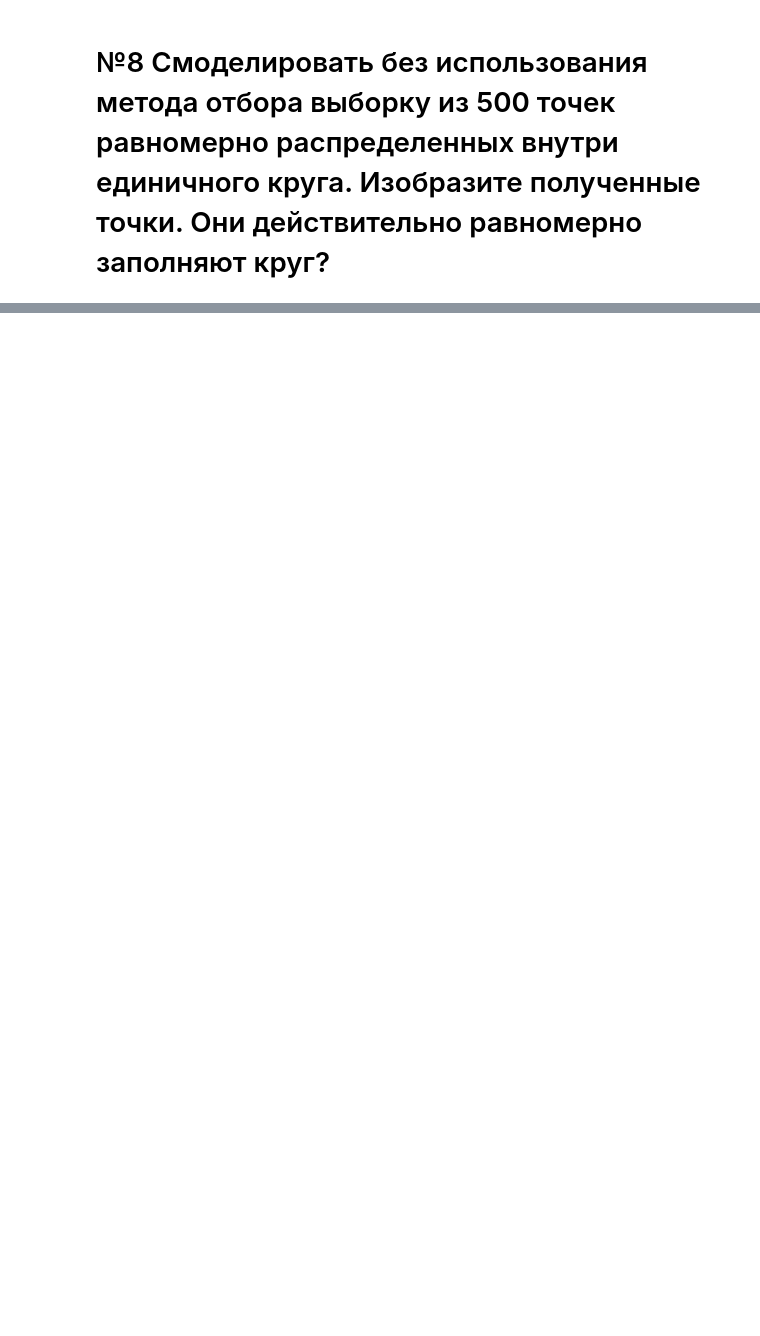
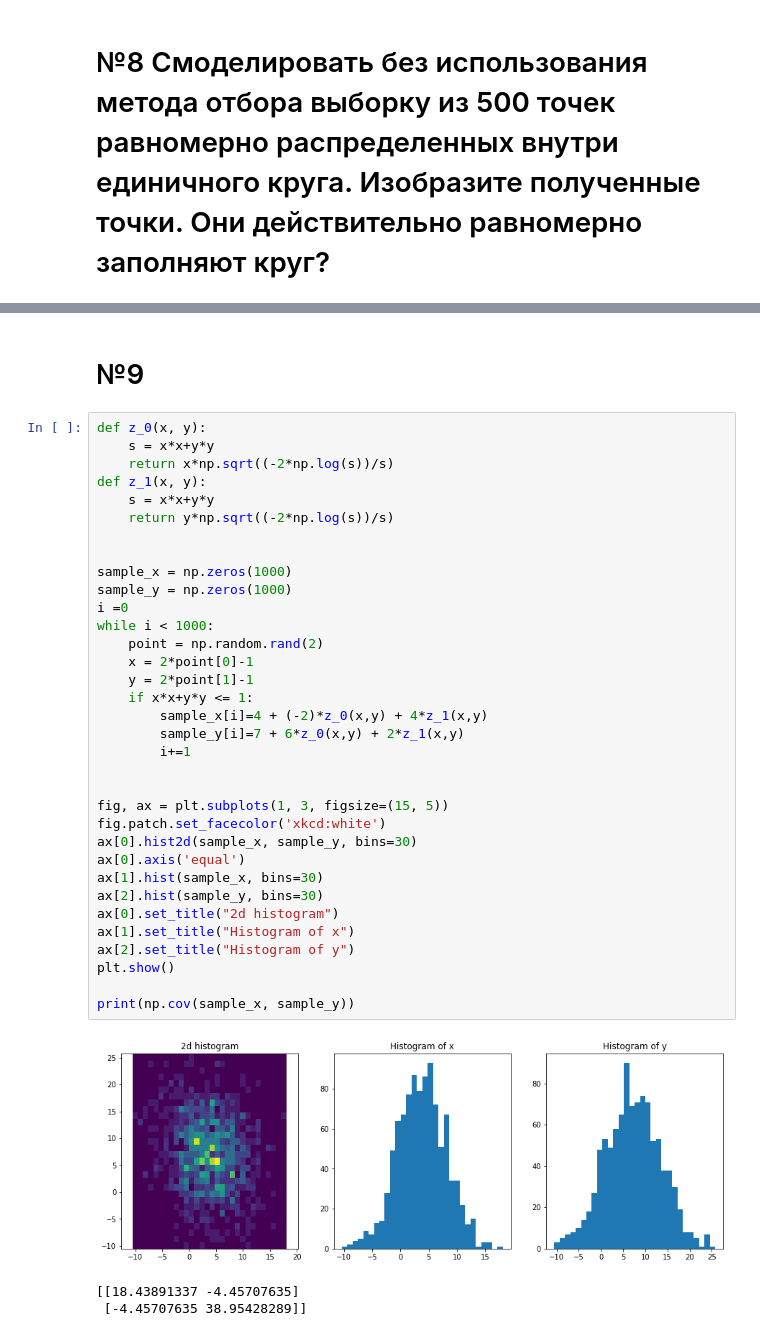
Before and after one commit to konovalny/homework, a Jupyter notebook: Homework5.ipynb, the cells around one changed output, grey strips where cells are left out. Cells and saved outputs as stored; diff of their text form; blank space fills up the shorter version.

```diff
--- a/Homework5.ipynb
+++ b/Homework5.ipynb
@@ -145,0 +169,40 @@ plt.show()
+# %% [markdown]
+# №9
+# %%
+def z_0(x, y):
+    s = x*x+y*y
+    return x*np.sqrt((-2*np.log(s))/s)
+def z_1(x, y):
+    s = x*x+y*y
+    return y*np.sqrt((-2*np.log(s))/s)
+
+
+sample_x = np.zeros(1000)
+sample_y = np.zeros(1000)
+i =0
+while i < 1000:
+    point = np.random.rand(2)
+    x = 2*point[0]-1
+    y = 2*point[1]-1
+    if x*x+y*y <= 1:
+        sample_x[i]=4 + (-2)*z_0(x,y) + 4*z_1(x,y)
+        sample_y[i]=7 + 6*z_0(x,y) + 2*z_1(x,y)
+        i+=1
+
+
+fig, ax = plt.subplots(1, 3, figsize=(15, 5))
+fig.patch.set_facecolor('xkcd:white')
+ax[0].hist2d(sample_x, sample_y, bins=30)
+ax[0].axis('equal')
+ax[1].hist(sample_x, bins=30)
+ax[2].hist(sample_y, bins=30)
+ax[0].set_title("2d histogram")
+ax[1].set_title("Histogram of x")
+ax[2].set_title("Histogram of y")
+plt.show()
+
+print(np.cov(sample_x, sample_y))
+# %% [output]
+[figure, added]
+[[18.43891337 -4.45707635]
+ [-4.45707635 38.95428289]]
```
Also changed, not shown: parts of 4 cells of this notebook.
